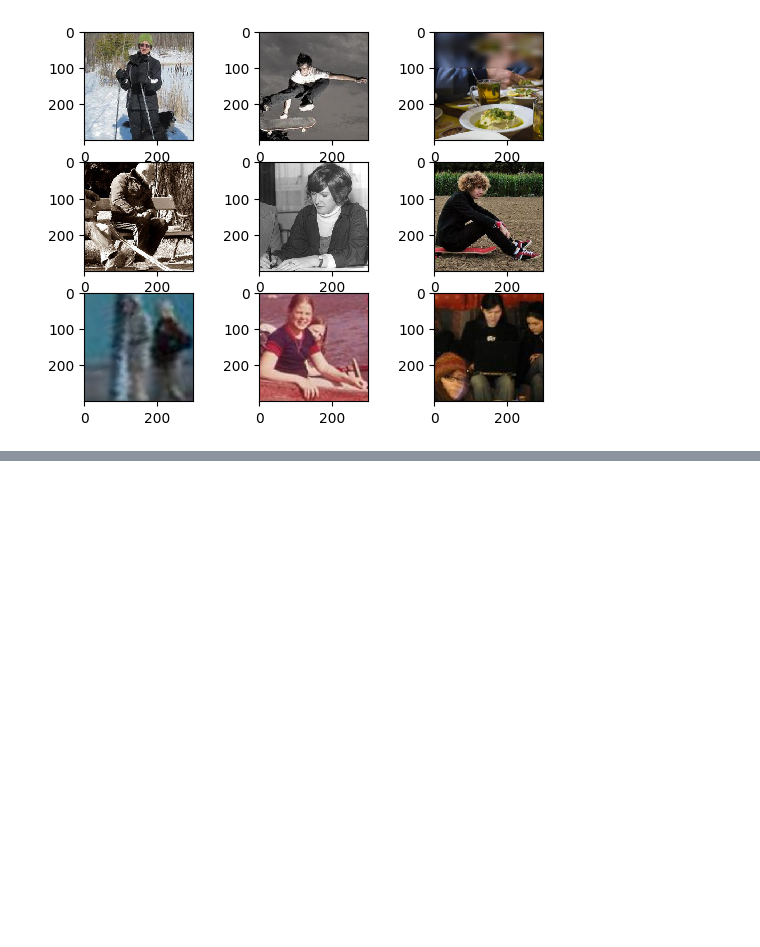
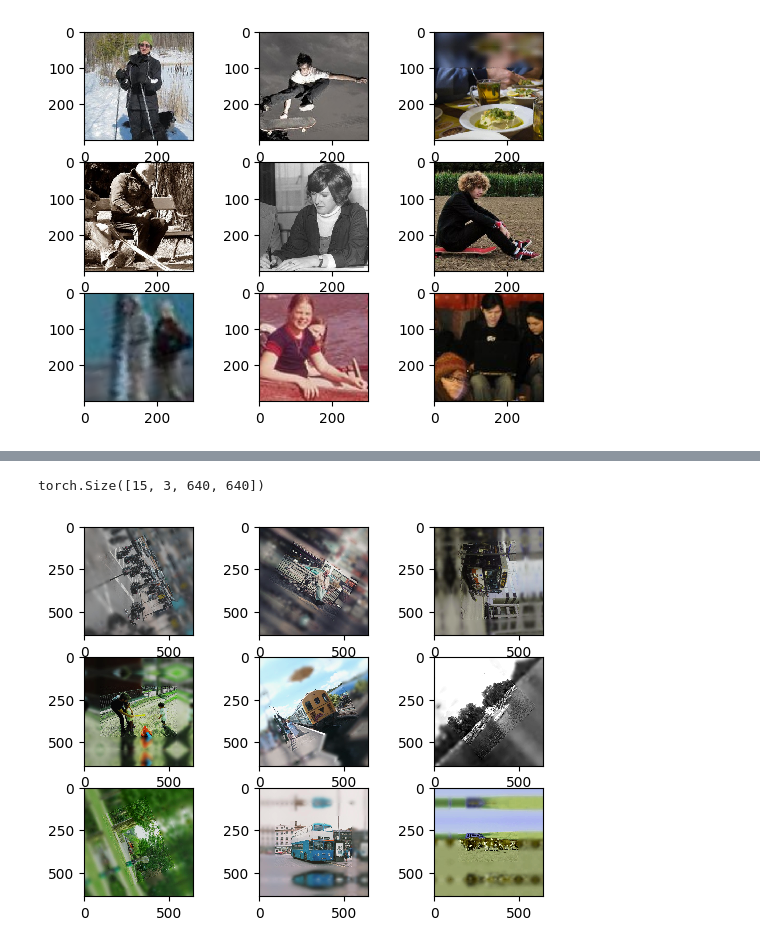
Before and after one commit to lukasz-staniszewski/focus-convolutional-neural-network, a Jupyter notebook: notebooks/diff_transforms/diff_with_focus.ipynb, the cells around one changed output, grey strips where cells are left out. Drawn from its saved outputs; the diff is of its cells as text; code cells hidden in the pictures; blank space fills up the shorter version.

Commit message:
new version of focus training

```diff
--- a/notebooks/diff_transforms/diff_with_focus.ipynb
+++ b/notebooks/diff_transforms/diff_with_focus.ipynb
@@ -146,0 +146,43 @@ for i in range(tf_module_2_out.shape[0]):
+# %%
+from data_utils.data_loaders import FocusLoader
+dl = FocusLoader(
+    images_dir='../../data/processed/COCO-2017/CocoCarFocus/train/images',
+    batch_size=128,
+    csv_path='../../data/processed/COCO-2017/CocoCarFocus/train/labels.csv',
+    save_out_dir = None,
+    shuffle=False,
+    validation_split=0.15,
+    num_workers=12,
+    labels={
+        "0": "none",
+        "1": "car"
+    },
+    tf_image_size=(640, 640)
+)
+dl_train = dl.get_train_loader()
+# %%
+data = iter(dl_train)
+# %%
+b1 = next(data)
+b2 = next(data)
+# %%
+idx_start, idx_end = 0, 120
+label = b2['label'][idx_start:idx_end]
+pos = label == 1
+image = b2['image'][idx_start:idx_end][pos]
+tf = b2['transform'][idx_start:idx_end][pos]
+label = label[pos]
+# %%
+image.shape
+# %% [output]
+torch.Size([15, 3, 640, 640])
+# %%
+# example images for focus input with transformation to (640, 640)
+for i in range(image.shape[0]):
+    if i >= 9:
+        break
+    img = T.ToPILImage()(image[i,:].squeeze())
+    plt.subplot(3,3,i+1)
+    plt.imshow(img,interpolation='none')
+# %% [output]
+[figure, added]
```
Also changed, not shown: parts of 9 cells of this notebook, 17 other files.
